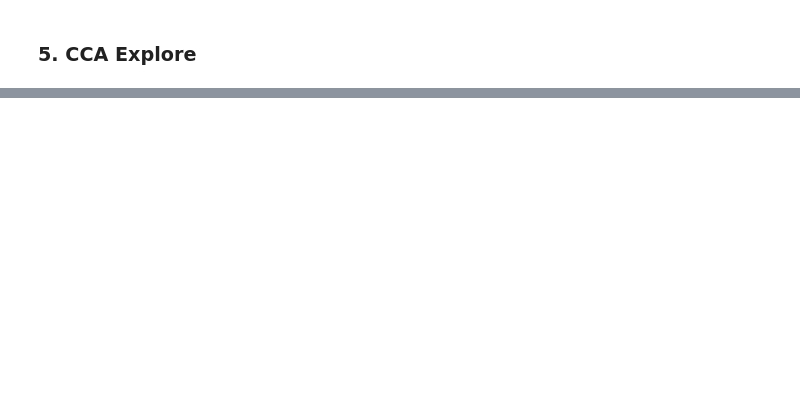
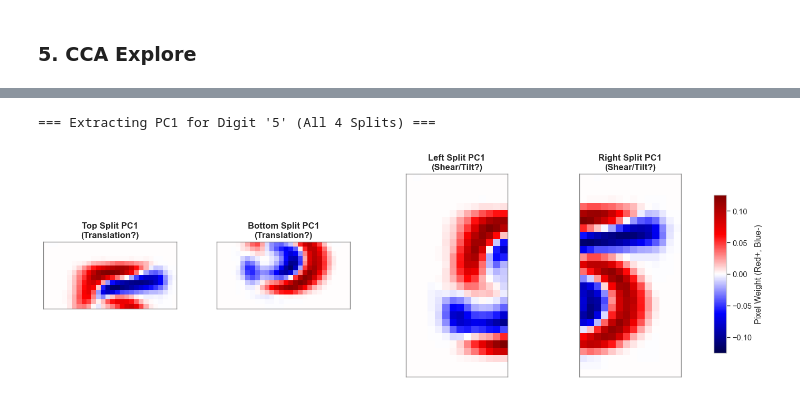
Before and after one commit to Kircerta/PCA_CCA_mnist_visualization, a Jupyter notebook: STA437_Final_Project_Code.ipynb, the cells around one changed output, grey strips where cells are left out. Cells and saved outputs as stored; diff of their text form; code cells hidden in the pictures; blank space fills up the shorter version.

```diff
--- a/STA437_Final_Project_Code.ipynb
+++ b/STA437_Final_Project_Code.ipynb
@@ -392,0 +1111,77 @@ x="Correlations of Parts After PCA transformation")
+# %%
+import numpy as np
+import matplotlib.pyplot as plt
+from sklearn.decomposition import PCA
+
+def visualize_digit_5_pc1_only(X, y):
+    print("\n=== Extracting PC1 for Digit '5' (All 4 Splits) ===")
+
+    # 1. 数据准备 (Digit 5 Only)
+    X_digit = X[y == 5]
+    X_norm = X_digit / 255.0
+    n_samples = X_norm.shape[0]
+
+    IMG_SIZE = 28
+    CUT = 14
+
+    # 还原为图像
+    X_img = X_norm.reshape(n_samples, IMG_SIZE, IMG_SIZE)
+
+    # 2. 准备四份数据
+    # Top (Row 0-13)
+    X_top = X_img[:, :CUT, :].reshape(n_samples, -1)
+    # Bottom (Row 14-27)
+    X_bottom = X_img[:, CUT:, :].reshape(n_samples, -1)
+    # Left (Col 0-13)
+    X_left = X_img[:, :, :CUT].reshape(n_samples, -1)
+    # Right (Col 14-27)
+    X_right = X_img[:, :, CUT:].reshape(n_samples, -1)
+
+    # 3. 训练 4 个独立的 PCA (只取 PC1)
+    pca_t = PCA(n_components=1, random_state=42).fit(X_top)
+    pca_b = PCA(n_components=1, random_state=42).fit(X_bottom)
+    pca_l = PCA(n_components=1, random_state=42).fit(X_left)
+    pca_r = PCA(n_components=1, random_state=42).fit(X_right)
+
+    # 4. 绘图 (1行 4列)
+    fig, axes = plt.subplots(1, 4, figsize=(16, 5))
+
+    # 配置列表
+    # (Title, Component, ReshapeSize)
+    plots_config = [
+        ("Top Split PC1\n(Translation?)", pca_t.components_[0], (14, 28)),
+        ("Bottom Split PC1\n(Translation?)", pca_b.components_[0], (14, 28)),
+        ("Left Split PC1\n(Shear/Tilt?)", pca_l.components_[0], (28, 14)),
+        ("Right Split PC1\n(Shear/Tilt?)", pca_r.components_[0], (28, 14))
+    ]
+
+    cmap = 'seismic'
+
+    for ax, (title, component, shape) in zip(axes, plots_config):
+        # Reshape
+        pc_img = component.reshape(shape)
+
+        # 归一化显示范围，增强对比
+        v_max = np.max(np.abs(pc_img))
+
+        im = ax.imshow(pc_img, cmap=cmap, vmin=-v_max, vmax=v_max)
+        ax.set_title(title, fontsize=12, fontweight='bold')
+        ax.set_xticks([])
+        ax.set_yticks([])
+
+        # 添加边框以示区分
+        for spine in ax.spines.values():
+            spine.set_edgecolor('gray')
+            spine.set_linewidth(1)
+
+    # 添加 Colorbar
+    cbar_ax = fig.add_axes([0.92, 0.2, 0.015, 0.6])
+    fig.colorbar(im, cax=cbar_ax, label='Pixel Weight (Red+, Blue-)')
+    plt.subplots_adjust(wspace=0.3)
+    plt.show()
+
+# --- 运行 ---
+visualize_digit_5_pc1_only(X_global, y_global)
+# %% [output]
+=== Extracting PC1 for Digit '5' (All 4 Splits) ===
+[figure, added]
```
Also changed, not shown: parts of 27 cells of this notebook, 14 other files.
